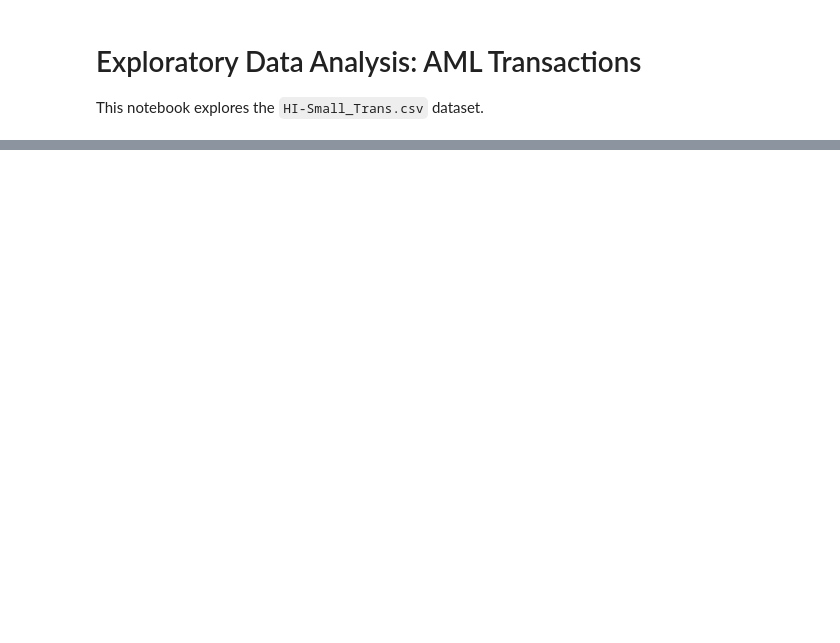
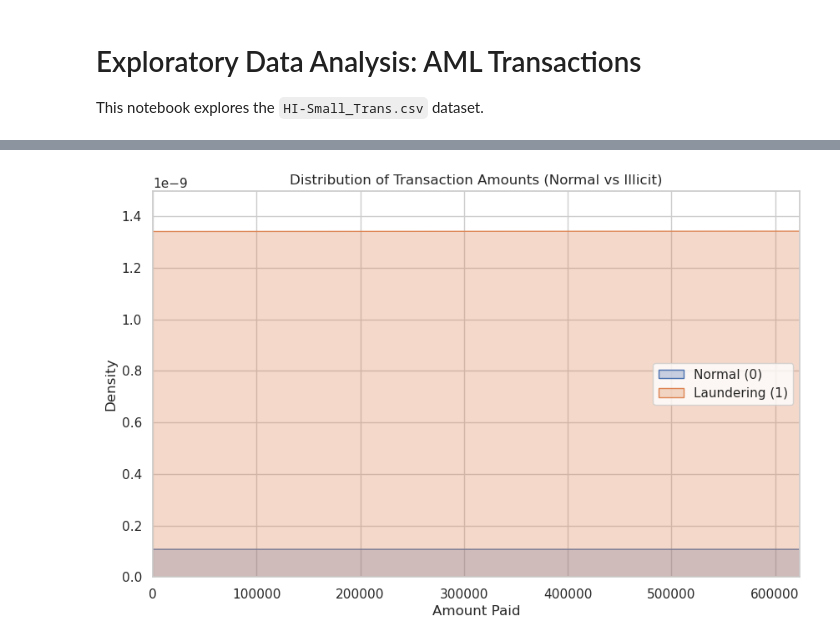
Before and after one commit to toufahachraf/junction_hack, a Jupyter notebook: notebooks/EDA.ipynb, the cells around one changed output, grey strips where cells are left out. Drawn from its saved outputs; the diff is of its cells as text; code cells hidden in the pictures; blank space fills up the shorter version.

```diff
--- a/notebooks/EDA.ipynb
+++ b/notebooks/EDA.ipynb
@@ -9,5 +9,5 @@ import seaborn as sns
 sns.set_theme(style="whitegrid")
 # %%
 # Load the dataset
-df = pd.read_csv('../data/HI-Small_Trans.csv')
+df = pd.read_csv('gs://junction-aml-quantum-bucket/HI-Small_Trans.csv')
 df.head()
@@ -29,0 +62,12 @@ plt.show()
+# %%
+# Cell: Feature Distribution
+plt.figure(figsize=(10, 6))
+# Using 'Amount Paid' - adjust if the column name differs slightly in your CSV
+sns.kdeplot(data=df[df['Is Laundering'] == 0], x='Amount Paid', label='Normal (0)', fill=True, alpha=0.3)
+sns.kdeplot(data=df[df['Is Laundering'] == 1], x='Amount Paid', label='Laundering (1)', fill=True, alpha=0.3)
+plt.title('Distribution of Transaction Amounts (Normal vs Illicit)')
+plt.xlim(0, df['Amount Paid'].quantile(0.95)) # Zoom in to ignore extreme outliers
+plt.legend()
+plt.show()
+# %% [output]
+[figure, added]
```
Also changed, not shown: parts of 8 cells of this notebook, 1 other file.
